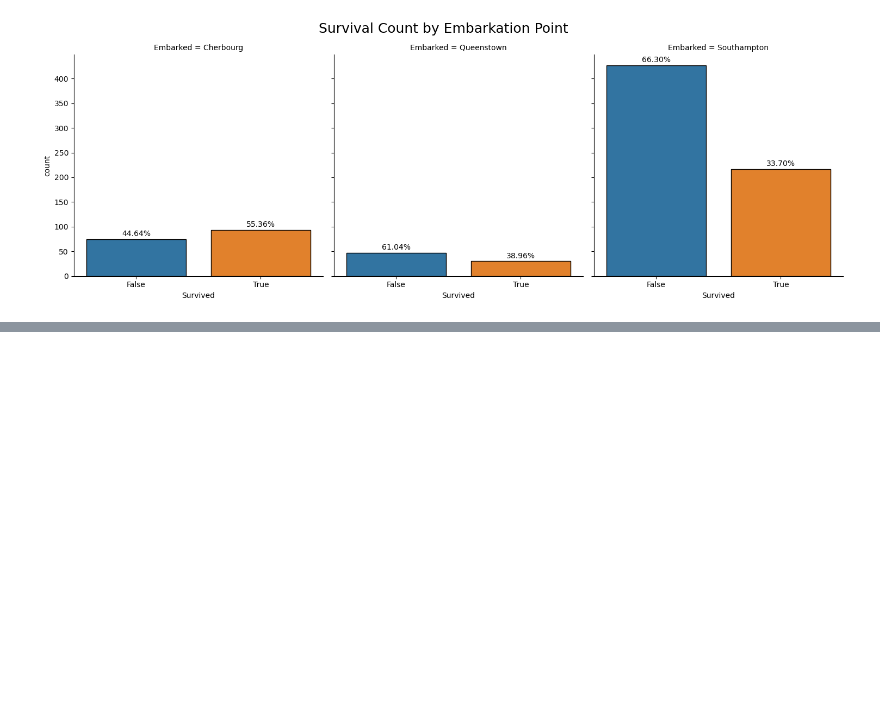
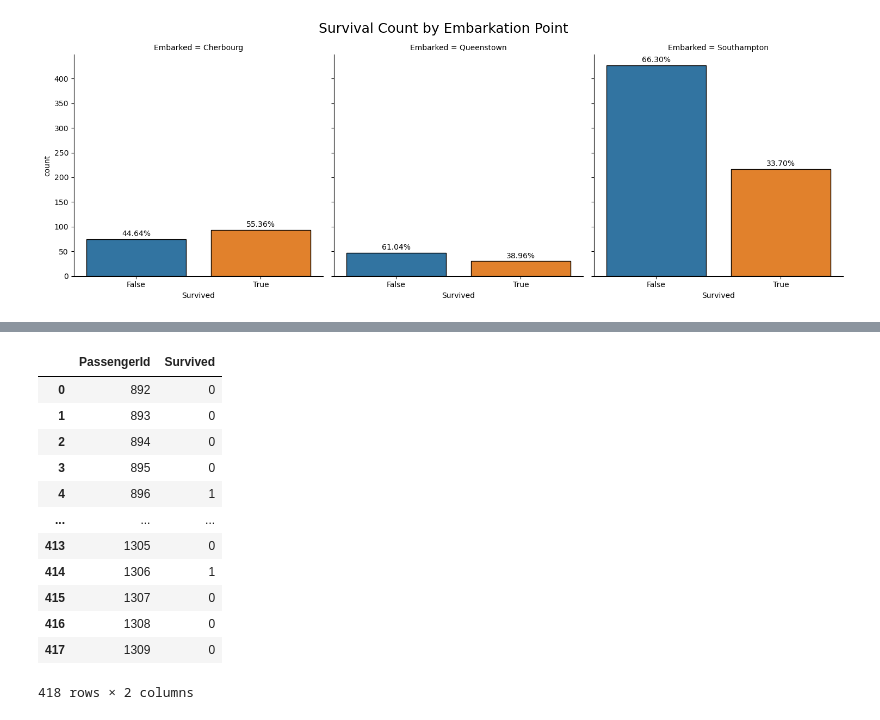
Before and after one commit to vpjuguilon/Kaggle, a Jupyter notebook: Competitions/Titanic - Machine Learning from Disaster/main.ipynb, the cells around one changed output, grey strips where cells are left out. Cells and saved outputs as stored; diff of their text form; code cells hidden in the pictures; blank space fills up the shorter version.

```diff
--- a/Competitions/Titanic - Machine Learning from Disaster/main.ipynb
+++ b/Competitions/Titanic - Machine Learning from Disaster/main.ipynb
@@ -149,0 +192,18 @@ plt.show()
+# %%
+#Train-Test-Split with stratification to avoid class imbalance
+
+X_train, X_test, y_train, y_test = train_test_split(X, y, test_size=0.01)
+# %%
+# Define column types
+num_features = ['Fare', 'Age', 'SibSp', 'Parch']
+cat_features = ['Sex', 'Pclass', 'Embarked']
+
+# Preprocessing: Handle missing values, scale numerical & encode categorical
+preprocessor = ColumnTransformer([
+    ('num', Pipeline([
+        ('imputer', SimpleImputer(strategy='mean')),  # Fill missing values with mean
+        ('scaler', StandardScaler())  # Standardize numeric features
+    ]), num_features),
+
+    ('cat', OneHotEncoder(handle_unknown='ignore'), cat_features)  # Encode categorical data
+])
@@ -149,0 +230,22 @@ plt.show()
+# %%
+X_test_actual = test_df[['Pclass', 'Sex', 'Age', 'SibSp', 'Parch', 'Fare', 'Embarked']]
+y_pred_actual = pipeline.predict(X_test_actual)
+# %%
+test_output_df = pd.DataFrame()
+test_output_df['PassengerId'] = test_df['PassengerId']
+test_output_df['Survived'] = y_pred_actual.astype(int)
+display(test_output_df)
+# %% [output]
+|  | PassengerId | Survived |
+| 0 | 892 | 0 |
+| 1 | 893 | 0 |
+| 2 | 894 | 0 |
+| 3 | 895 | 0 |
+| 4 | 896 | 1 |
+| ... | ... | ... |
+| 413 | 1305 | 0 |
+| 414 | 1306 | 1 |
+| 415 | 1307 | 0 |
+| 416 | 1308 | 0 |
+| 417 | 1309 | 0 |
+418 rows × 2 columns
```
Also changed, not shown: parts of 7 cells of this notebook, 1 other file.
